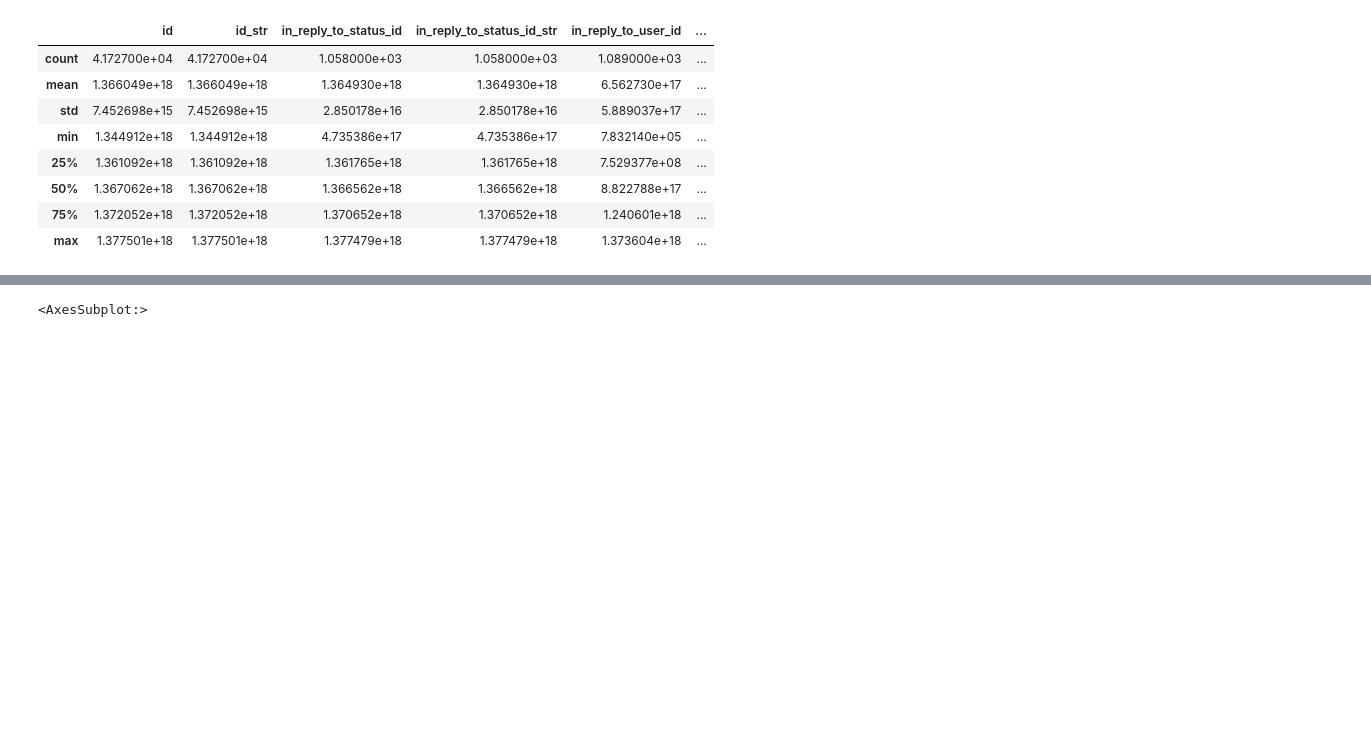
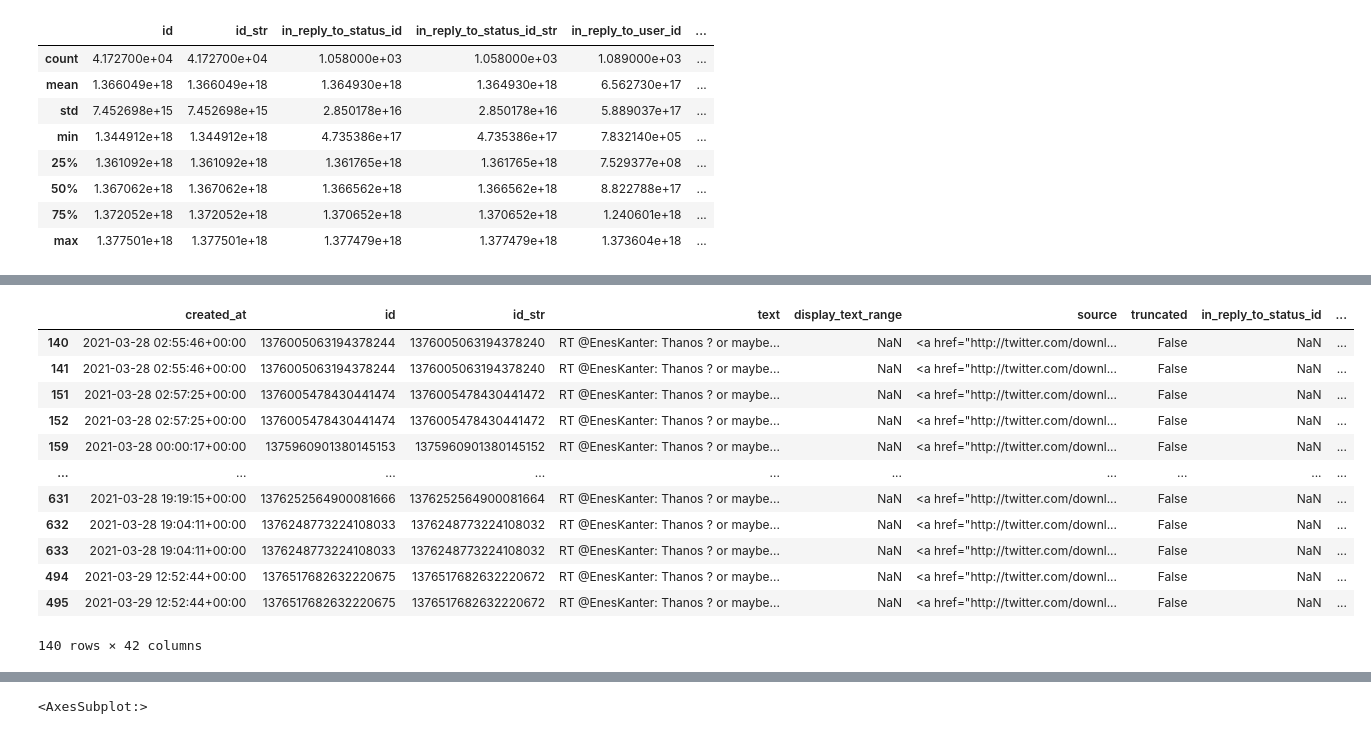
Before and after one commit to EvaLvn/ML_project2, a Jupyter notebook: EDA.ipynb, the cells around one changed output, grey strips where cells are left out. Drawn from its saved outputs; the diff is of its cells as text; code cells hidden in the pictures; blank space fills up the shorter version.

```diff
--- a/EDA.ipynb
+++ b/EDA.ipynb
@@ -78,0 +96,16 @@ df_cen.describe()
+# %%
+df_cen[df_cen.text == most_freq_text]
+# %% [output]
+|  | created_at | id | id_str | text | display_text_range | source | truncated | in_reply_to_status_id | ... |
+| 140 | 2021-03-28 02:55:46+00:00 | 1376005063194378244 | 1376005063194378240 | RT @EnesKanter: Thanos ? or maybe... | NaN | <a href="http://twitter.com/downl... | False | NaN | ... |
+| 141 | 2021-03-28 02:55:46+00:00 | 1376005063194378244 | 1376005063194378240 | RT @EnesKanter: Thanos ? or maybe... | NaN | <a href="http://twitter.com/downl... | False | NaN | ... |
+| 151 | 2021-03-28 02:57:25+00:00 | 1376005478430441474 | 1376005478430441472 | RT @EnesKanter: Thanos ? or maybe... | NaN | <a href="http://twitter.com/downl... | False | NaN | ... |
+| 152 | 2021-03-28 02:57:25+00:00 | 1376005478430441474 | 1376005478430441472 | RT @EnesKanter: Thanos ? or maybe... | NaN | <a href="http://twitter.com/downl... | False | NaN | ... |
+| 159 | 2021-03-28 00:00:17+00:00 | 1375960901380145153 | 1375960901380145152 | RT @EnesKanter: Thanos ? or maybe... | NaN | <a href="http://twitter.com/downl... | False | NaN | ... |
+| ... | ... | ... | ... | ... | ... | ... | ... | ... | ... |
+| 631 | 2021-03-28 19:19:15+00:00 | 1376252564900081666 | 1376252564900081664 | RT @EnesKanter: Thanos ? or maybe... | NaN | <a href="http://twitter.com/downl... | False | NaN | ... |
+| 632 | 2021-03-28 19:04:11+00:00 | 1376248773224108033 | 1376248773224108032 | RT @EnesKanter: Thanos ? or maybe... | NaN | <a href="http://twitter.com/downl... | False | NaN | ... |
+| 633 | 2021-03-28 19:04:11+00:00 | 1376248773224108033 | 1376248773224108032 | RT @EnesKanter: Thanos ? or maybe... | NaN | <a href="http://twitter.com/downl... | False | NaN | ... |
+| 494 | 2021-03-29 12:52:44+00:00 | 1376517682632220675 | 1376517682632220672 | RT @EnesKanter: Thanos ? or maybe... | NaN | <a href="http://twitter.com/downl... | False | NaN | ... |
+| 495 | 2021-03-29 12:52:44+00:00 | 1376517682632220675 | 1376517682632220672 | RT @EnesKanter: Thanos ? or maybe... | NaN | <a href="http://twitter.com/downl... | False | NaN | ... |
+140 rows × 42 columns
```
Also changed, not shown: parts of 18 cells of this notebook.
